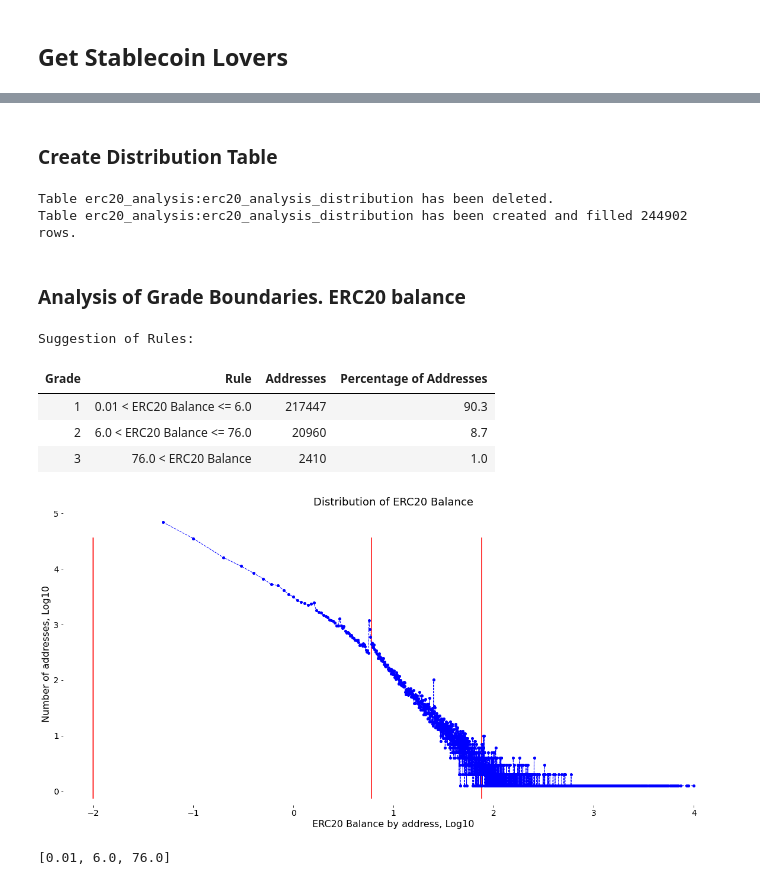
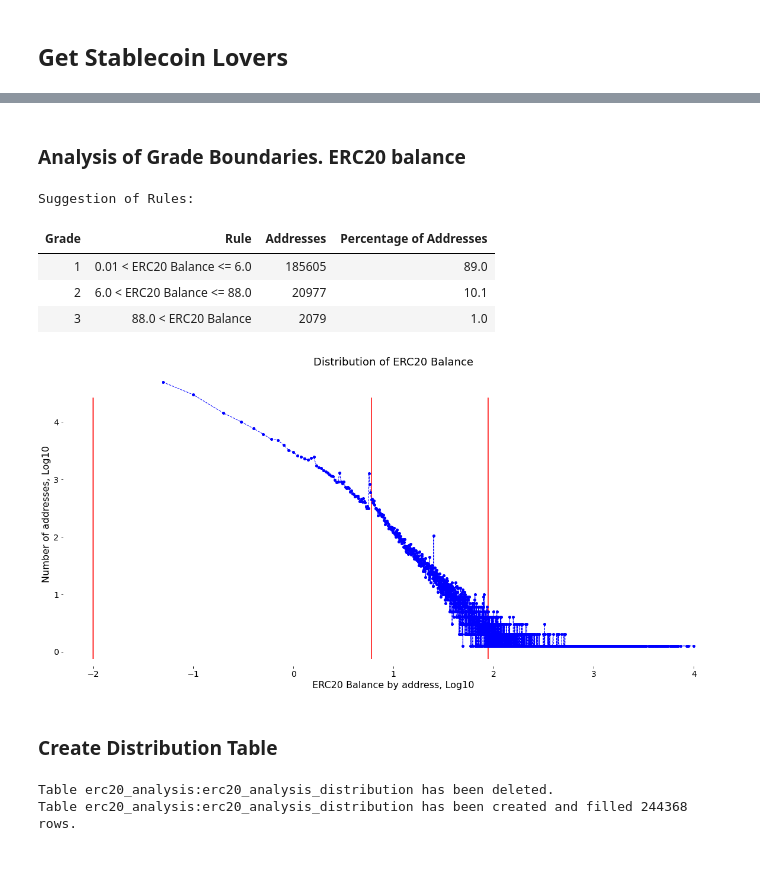
Before and after one commit to Snedashkovsky/cybergift, a Jupyter notebook: erc20__investors_and_cyberpunks.ipynb, the cells around one changed output, grey strips where cells are left out. Saved outputs shown, nothing was run; the diff lists cells and outputs as text; code cells hidden in the pictures.

```diff
--- a/erc20__investors_and_cyberpunks.ipynb
+++ b/erc20__investors_and_cyberpunks.ipynb
@@ -140,3 +129,13 @@ erc20_tokens_addresses_tuple = investors_erc20_tokens_addresses_tuple + \
+# %%
+investors_erc20_tokens_addresses_tuple = tuple(erc20_tokens_df[erc20_tokens_df.type=='investment'].address.values.tolist())
+
+cyberpunks_erc20_tokens_addresses_tuple = tuple(erc20_tokens_df[erc20_tokens_df.type=='cyberpunk'].address.values.tolist())
+
+stablecoins_erc20_tokens_addresses_tuple = tuple(erc20_tokens_df[erc20_tokens_df.type=='stablecoin'].address.values.tolist())
+
+erc20_tokens_addresses_tuple = investors_erc20_tokens_addresses_tuple + \
+                               cyberpunks_erc20_tokens_addresses_tuple + \
+                               stablecoins_erc20_tokens_addresses_tuple
 # %% [markdown]
 ### Create Token Metadata Table
 # %%
@@ -257,7 +340,48 @@ Table erc20_analysis:stablecoins_lovers has been created and filled 156648 rows.
+# %% [markdown]
+### Analysis of Grade Boundaries. ERC20 balance
+# %%
+query_3 = f'''
+    SELECT
+        if(round(sum_eth_balance, 1) < 0.1, 0.05, round(sum_eth_balance, 1)) as erc20_balance_class,
+        count(address) as number_of_addresses
+    FROM (
+        SELECT
+            address,
+            count(distinct token_address) as number_of_tokens,
+            sum(eth_balance) as sum_eth_balance
+        FROM `{PROJECT_ID}.{ERC20_ANALYSIS_DATASET_NAME}.{ERC20_BALANCES_TABLE_NAME}`
+        WHERE balance > {initial_boundary}
+            AND token_address IN {investors_erc20_tokens_addresses_tuple}
+        GROUP BY address
+        HAVING number_of_tokens >= {investors_min_number_of_tokens}
+           AND sum_eth_balance > {initial_boundary})
+    GROUP BY erc20_balance_class
+    HAVING erc20_balance_class > 0
+'''
+distribution_by_erc20_balance_df = get_df(query_3)
+# %%
+investors_boundary_erc20_balance = \
+    grade_boundaries_analysis(
+        distribution_df=distribution_by_erc20_balance_df,
+        value_column = 'erc20_balance_class',
+        value_chart_label = 'ERC20 Balance by address, Log10',
+        value_name = 'ERC20 Balance',
+        value_transform_func=lambda x: log10(x),
+        chart_title = 'Distribution of ERC20 Balance',
+        initial_boundary=initial_boundary,
+        max_show_value=10000,
+        level_line_shift=0)
+# %% [output]
+Suggestion of Rules:
+| Grade | Rule | Addresses | Percentage of Addresses |
+| 1 | 0.01 < ERC20 Balance <= 6.0 | 185605 | 89.0 |
+| 2 | 6.0 < ERC20 Balance <= 88.0 | 20977 | 10.1 |
+| 3 | 88.0 < ERC20 Balance | 2079 | 1.0 |
+[figure, added]
 # %% [markdown]
 ### Create Distribution Table
 # %%
-query_3 = f'''
+query_4 = f'''
     SELECT
         '{INVESTORS_AUDIENCE}' as audience,
         'ERC20 Balance' as segment,
@@ -306,11 +430,9 @@ if DROP_TABLES:
                dataset_name=ERC20_ANALYSIS_DATASET_NAME)
 
 if CREATE_TABLES:
-    create_table(query=query_3,
+    create_table(query=query_4,
                  table_name=ERC20_ANALYSIS_DISTRIBUTION_TABLE_NAME,
                  dataset_name=ERC20_ANALYSIS_DATASET_NAME)
 # %% [output]
 Table erc20_analysis:erc20_analysis_distribution has been deleted.
-Table erc20_analysis:erc20_analysis_distribution has been created and filled 244902 rows.
+Table erc20_analysis:erc20_analysis_distribution has been created and filled 244368 rows.
-# %% [markdown]
-### Analysis of Grade Boundaries. ERC20 balance
@@ -329,19 +438,0 @@ distribution_by_erc20_balance_df = get_df(query_4)
-# %%
-grade_boundaries_analysis(
-    distribution_df=distribution_by_erc20_balance_df,
-    value_column = 'erc20_balance_class',
-    value_chart_label = 'ERC20 Balance by address, Log10',
-    value_name = 'ERC20 Balance',
-    value_transform_func=lambda x: log10(x),
-    chart_title = 'Distribution of ERC20 Balance',
-    initial_boundary=0.01,
-    max_show_value=10000,
-    level_line_shift=0)
-# %% [output]
-Suggestion of Rules:
-| Grade | Rule | Addresses | Percentage of Addresses |
-| 1 | 0.01 < ERC20 Balance <= 6.0 | 217447 | 90.3 |
-| 2 | 6.0 < ERC20 Balance <= 76.0 | 20960 | 8.7 |
-| 3 | 76.0 < ERC20 Balance | 2410 | 1.0 |
-[figure, removed]
-[0.01, 6.0, 76.0]
```
Also changed, not shown: parts of 9 cells of this notebook, 2 other files.
